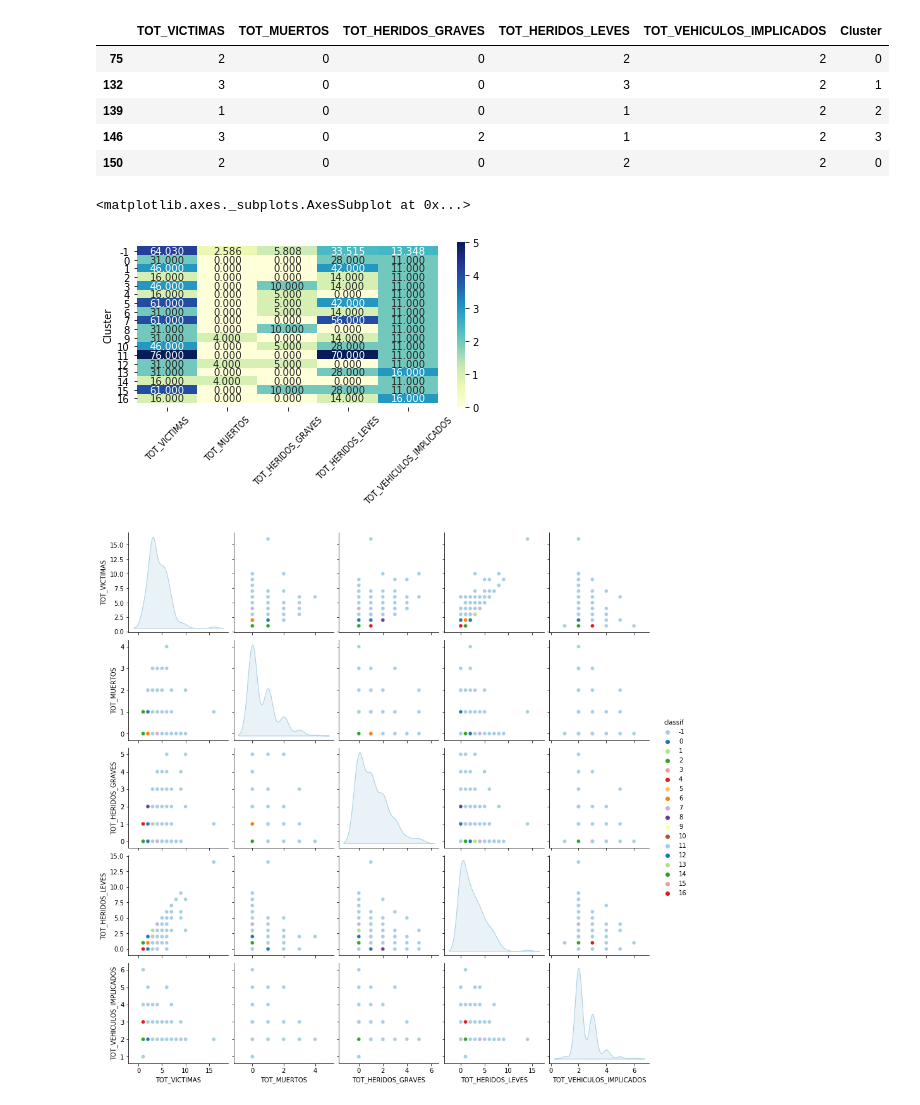
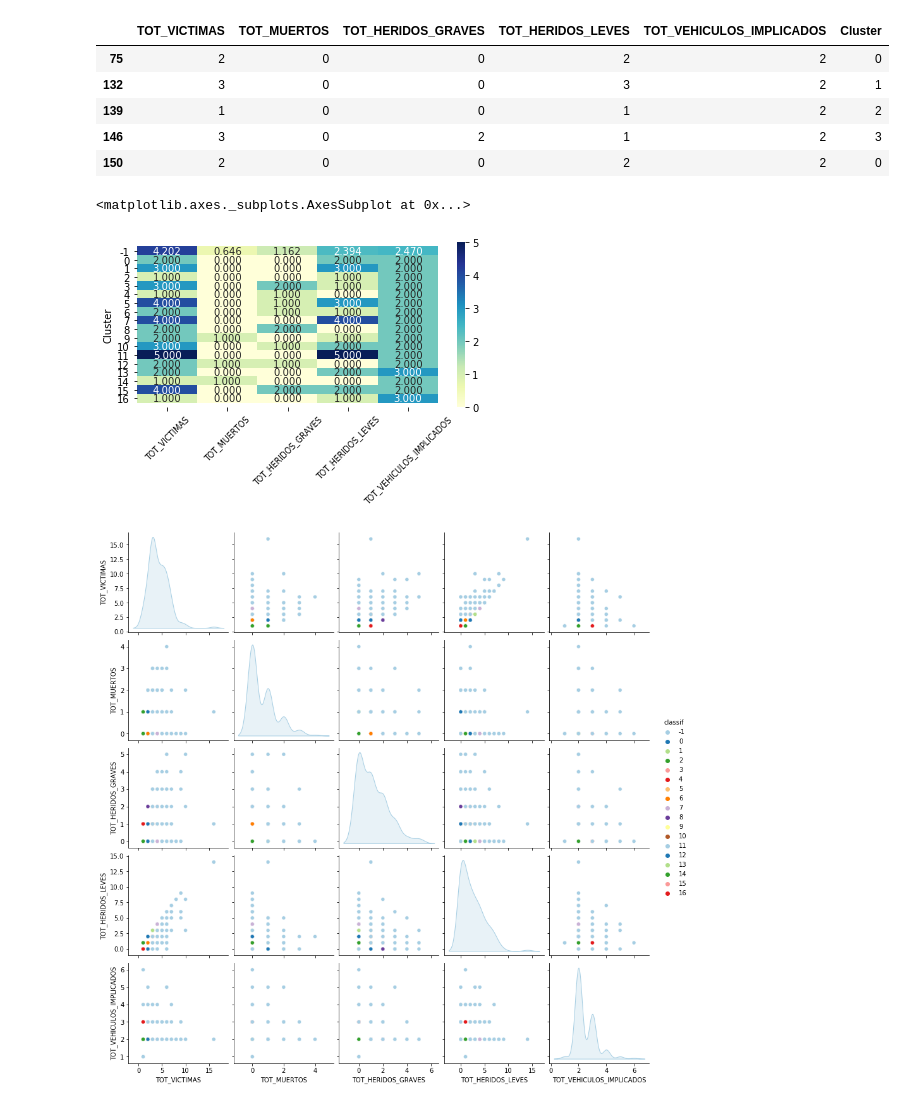
Before and after one commit to patriciacorhid/IN, a Jupyter notebook: P2/P2_accidentes.ipynb, the cells around one changed output. Cells and saved outputs as stored; diff of their text form; code cells hidden in the pictures.

Commit message:
Finalizado caso 1

```diff
--- a/P2/P2_accidentes.ipynb
+++ b/P2/P2_accidentes.ipynb
@@ -273,10 +273,10 @@ datos_cen.head()
 | 150 | 2 | 0 | 0 | 2 | 2 | 0 |
 # %%
 centroids = datos_cen.groupby('Cluster').mean()
-visualize_centroids(centroids, np.array(caso1), atributos)
+visualize_centroids_dbscan(centroids, np.array(caso1), atributos)
 # %% [output]
 <matplotlib.axes._subplots.AxesSubplot at 0x...>
-[figure, old version]
+[figure, new version]
 # %%
 pairplot(caso1, atributos, results.labels_)
 # %% [output]
```
Also changed, not shown: parts of 5 cells of this notebook, 5 other files.
